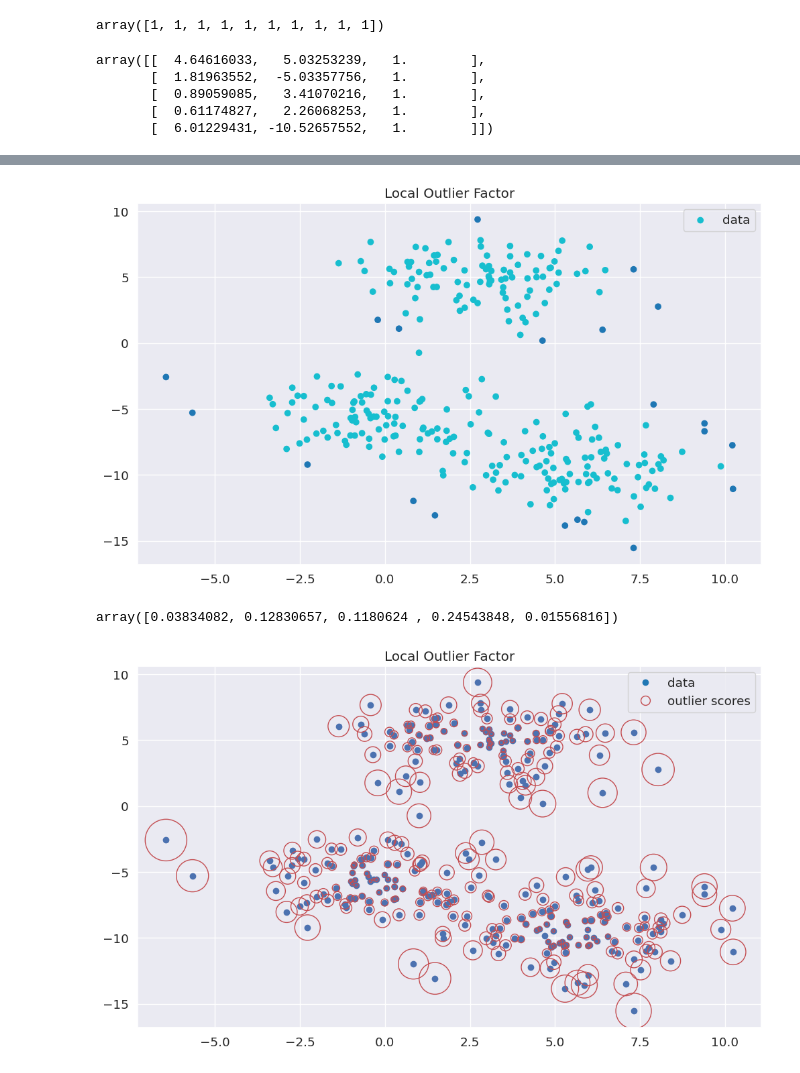
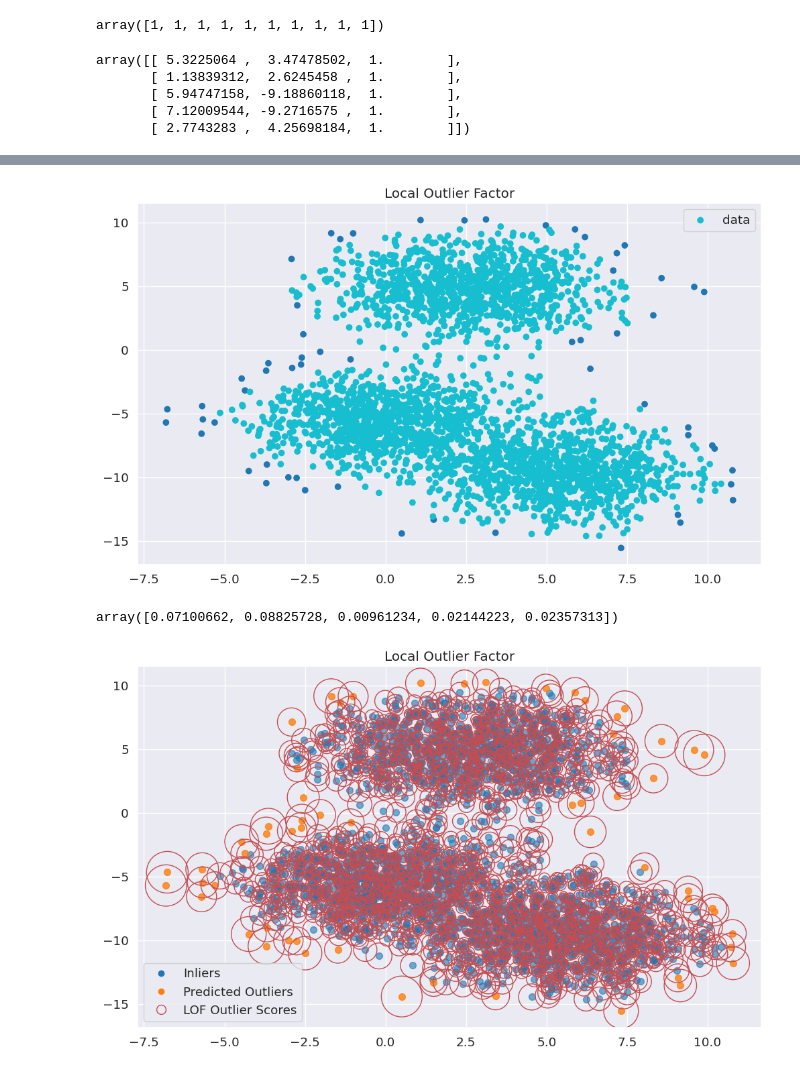
Before and after one commit to Marcin19721205/MachineLearingBootCampPartII, a Jupyter notebook: 14_local_outlier_factor_MJ.ipynb, the cells around one changed output, grey strips where cells are left out. Drawn from its saved outputs; the diff is of its cells as text; code cells hidden in the pictures.

```diff
--- a/14_local_outlier_factor_MJ.ipynb
+++ b/14_local_outlier_factor_MJ.ipynb
@@ -40,6 +40,6 @@ np.random.seed(10)
 # %% [markdown]
 ### <a name='1'></a> Wygenerowanie danych
 # %%
-data = make_blobs(n_samples=300, cluster_std=2.0, random_state=10)[0]
+data = make_blobs(n_samples=3000, cluster_std=2.0, random_state=10)[0]
 data[:5]
 # %% [output]
@@ -79,7 +79,7 @@ No data for colormapping provided via 'c'. Parameters 'cmap' will be ignored
 # %%
 from sklearn.neighbors import LocalOutlierFactor
 
-lof = LocalOutlierFactor(n_neighbors=20)
+lof = LocalOutlierFactor(n_neighbors=40)
 y_pred = lof.fit_predict(data)
 y_pred[:10]
 # %% [output]
@@ -88,11 +88,11 @@ array([1, 1, 1, 1, 1, 1, 1, 1, 1, 1])
 all_data = np.c_[data, y_pred]
 all_data[:5]
 # %% [output]
-array([[  4.64616033,   5.03253239,   1.        ],
-       [  1.81963552,  -5.03357756,   1.        ],
-       [  0.89059085,   3.41070216,   1.        ],
-       [  0.61174827,   2.26068253,   1.        ],
-       [  6.01229431, -10.52657552,   1.        ]])
+array([[ 5.3225064 ,  3.47478502,  1.        ],
+       [ 1.13839312,  2.6245458 ,  1.        ],
+       [ 5.94747158, -9.18860118,  1.        ],
+       [ 7.12009544, -9.2716575 ,  1.        ],
+       [ 2.7743283 ,  4.25698184,  1.        ]])
 # %%
 tmp['y_pred'] = y_pred
 px.scatter(tmp, x='x1', y='x2', color='y_pred', width=950,
@@ -106,39 +106,49 @@ plt.title('Local Outlier Factor')
 plt.legend()
 plt.show()
 # %% [output]
-[figure, old version]
+[figure, new version]
 # %%
 LOF_scores = lof.negative_outlier_factor_
 radius = (LOF_scores.max() - LOF_scores) / (LOF_scores.max() - LOF_scores.min())
 radius[:5]
 # %% [output]
-array([0.03834082, 0.12830657, 0.1180624 , 0.24543848, 0.01556816])
+array([0.07100662, 0.08825728, 0.00961234, 0.02144223, 0.02357313])
 # %%
 import matplotlib.collections as mcollections
 import matplotlib.lines as mlines
 
 plt.figure(figsize=(12, 7))
-# Store the PathCollection objects returned by scatter (these are still plotted)
-s1 = plt.scatter(all_data[:, 0], all_data[:, 1], label='data') # Removed cmap='tab10'
-s2 = plt.scatter(all_data[:, 0], all_data[:, 1], s=2000 * radius, edgecolors='r', facecolors='none', label='outlier scores')
+
+# Separate inliers and outliers based on y_pred
+inliers = all_data[all_data[:, 2] == 1] # y_pred = 1 for inliers
+outliers = all_data[all_data[:, 2] == -1] # y_pred = -1 for outliers
+
+# Plot inliers with a distinct color
+plt.scatter(inliers[:, 0], inliers[:, 1], c='tab:blue', label='Inliers', s=50, alpha=0.6)
+
+# Plot actual outliers (from y_pred) with a distinct color
+plt.scatter(outliers[:, 0], outliers[:, 1], c='tab:orange', label='Predicted Outliers', s=50, alpha=0.8)
+
+# Plot the LOF 'outlier scores' as red circles
+s2 = plt.scatter(all_data[:, 0], all_data[:, 1], s=2000 * radius, edgecolors='r', facecolors='none', label='LOF Outlier Scores')
+
 plt.title('Local Outlier Factor')
 
 # Create proxy artists for the legend entries
-# For 'data', a simple filled circle marker
-proxy_data = mlines.Line2D([], [], color='tab:blue', marker='o', linestyle='None',
-                           markersize=6, label='data')
-
-# For 'outlier scores', an unfilled red circle marker with a specific size
-proxy_outlier_scores = mlines.Line2D([], [], color='r', marker='o', linestyle='None',
-                                      markersize=10, markeredgecolor='r', markerfacecolor='none',
-                                      label='outlier scores')
+proxy_inliers = mlines.Line2D([], [], color='tab:blue', marker='o', linestyle='None',
+                               markersize=6, label='Inliers')
+proxy_predicted_outliers = mlines.Line2D([], [], color='tab:orange', marker='o', linestyle='None',
+                                           markersize=6, label='Predicted Outliers')
+proxy_lof_scores = mlines.Line2D([], [], color='r', marker='o', linestyle='None',
+                                   markersize=10, markeredgecolor='r', markerfacecolor='none',
+                                   label='LOF Outlier Scores')
 
 # Create the legend using the proxy artists
-plt.legend(handles=[proxy_data, proxy_outlier_scores], labels=['data', 'outlier scores'])
+plt.legend(handles=[proxy_inliers, proxy_predicted_outliers, proxy_lof_scores])
 
 plt.show()
 # %% [output]
-[figure, old version]
+[figure, new version]
 # %%
 plt.figure(figsize=(12, 7))
 plt.scatter(all_data[:, 0], all_data[:, 1], c=all_data[:, 2], cmap='tab10', label='data')
```
Also changed, not shown: parts of 3 cells of this notebook.
